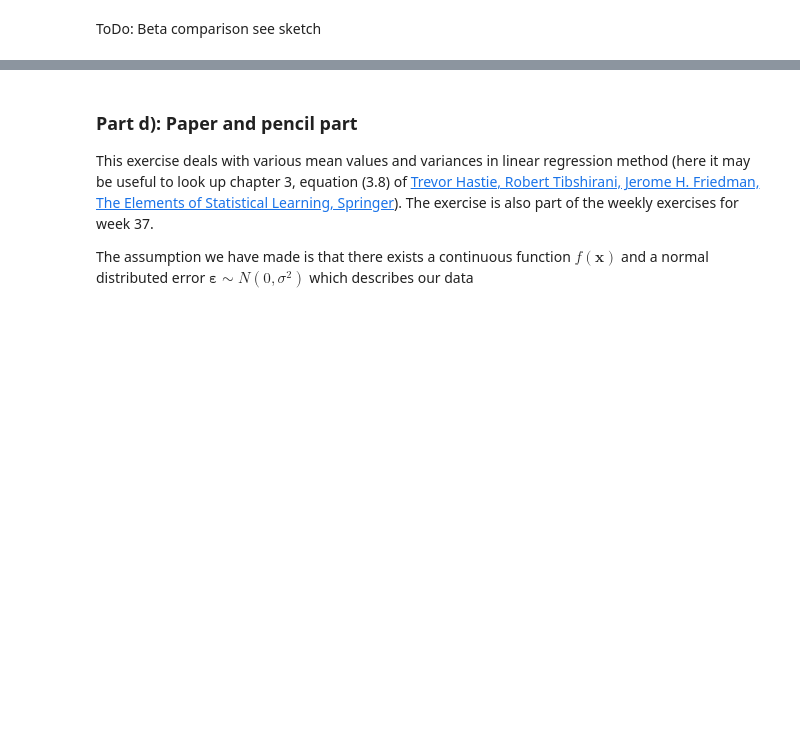
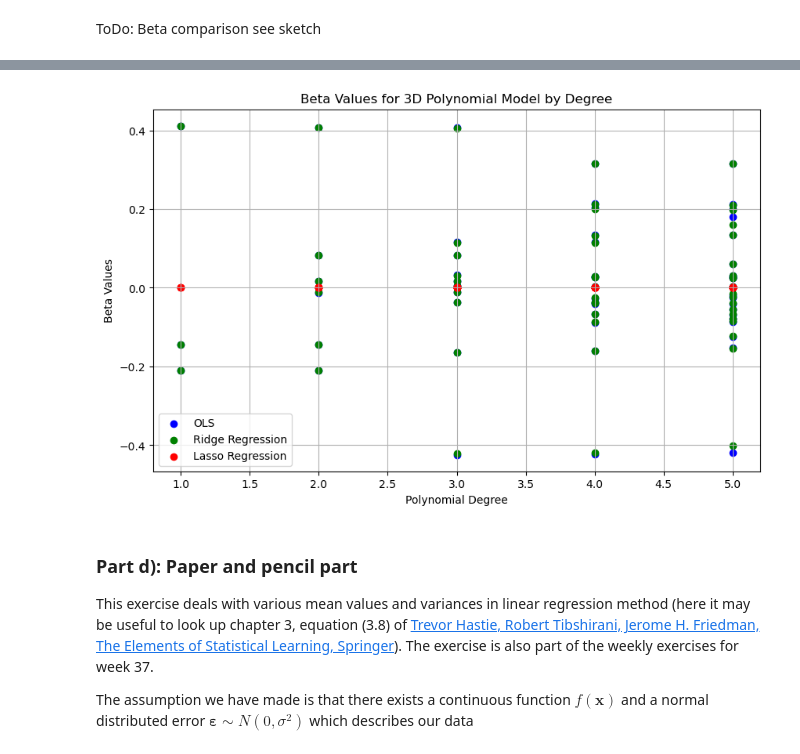
Before and after one commit to sphia-g/ML24UiO, a Jupyter notebook: Project1.ipynb, the cells around one changed output, grey strips where cells are left out. Drawn from its saved outputs; the diff is of its cells as text; code cells hidden in the pictures; blank space fills up the shorter version.

```diff
--- a/Project1.ipynb
+++ b/Project1.ipynb
@@ -865,3 +1054,57 @@ ValueError: setting an array element with a sequence.
+# %%
+
+import numpy as np
+import matplotlib.pyplot as plt
+
+# Flatten the arrays and keep track of degrees
+x_values = []
+y_values = []
+
+for degree, beta_values in enumerate(betas, start=1):
+    x_values.extend([degree] * len(beta_values))  # Use degree as x-value for all betas in the array
+    y_values.extend(beta_values)  # Add the beta values to y-values
+
+# Flatten the arrays and keep track of degrees for ridge regression
+x_values_ridge = []
+y_values_ridge = []
+
+for degree, beta_values in enumerate(betas_ridge_regression, start=1):
+    x_values_ridge.extend([degree] * len(beta_values))  # Use degree as x-value for all betas in the array
+    y_values_ridge.extend(beta_values)  # Add the beta values to y-values
+
+# Flatten the arrays and keep track of degrees for lasso
+x_values_lasso = []
+y_values_lasso = []
+
+for degree, beta_values in enumerate(betas_lasso, start=1):
+    x_values_lasso.extend([degree] * len(beta_values))  # Use degree as x-value for all betas in the array
+    y_values_lasso.extend(beta_values)  # Add the beta values to y-values
+
+# Plotting
+plt.figure(figsize=(10, 6))
+
+# Plot the beta values as dots
+plt.scatter(x_values, y_values, color='blue', label='OLS')
+
+# Plot the beta values as dots for ridge regression
+plt.scatter(x_values_ridge, y_values_ridge, color='green', label='Ridge Regression')
+
+# Plot the beta values as dots for lasso
+plt.scatter(x_values_lasso, y_values_lasso, color='red', label='Lasso Regression')
+
+# Add labels and title
+plt.xlabel('Polynomial Degree')
+plt.ylabel('Beta Values')
+plt.title('Beta Values for 3D Polynomial Model by Degree')
+plt.grid(True)
+
+# Add legend to differentiate between Ridge and Lasso
+plt.legend()
+
+# Show the plot
+plt.show()
+# %% [output]
+[figure, added]
 # %% [markdown]
 ### Part d): Paper and pencil part
 
```
Also changed, not shown: parts of 5 cells of this notebook.
